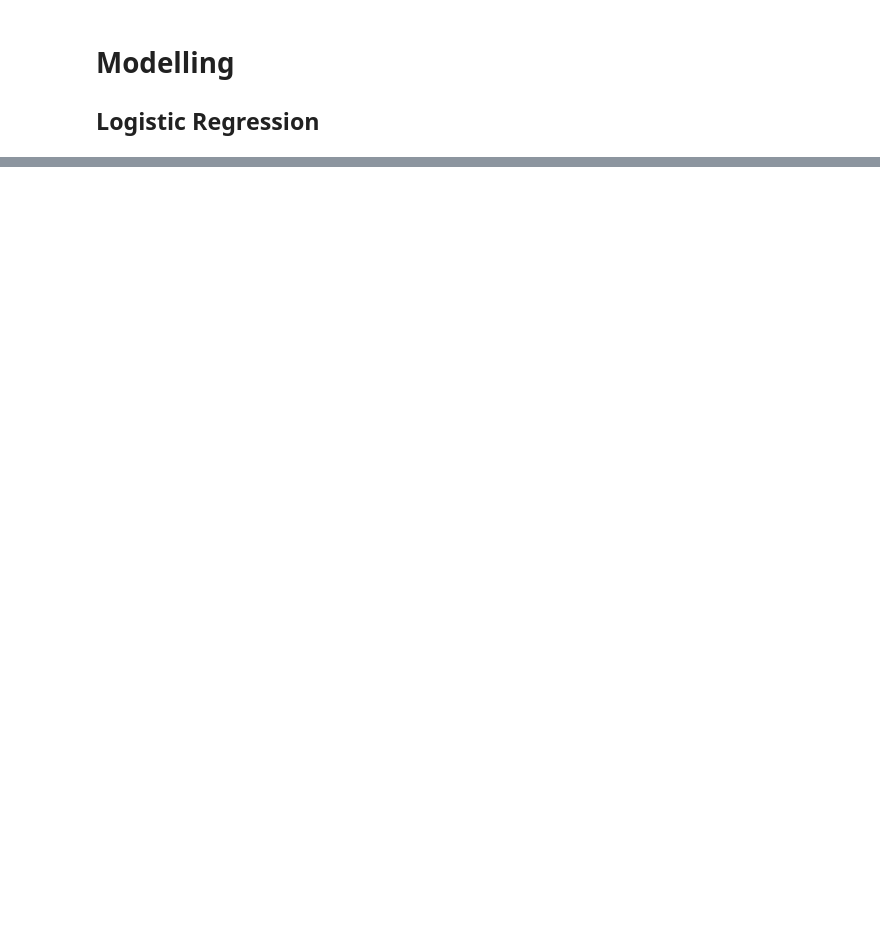
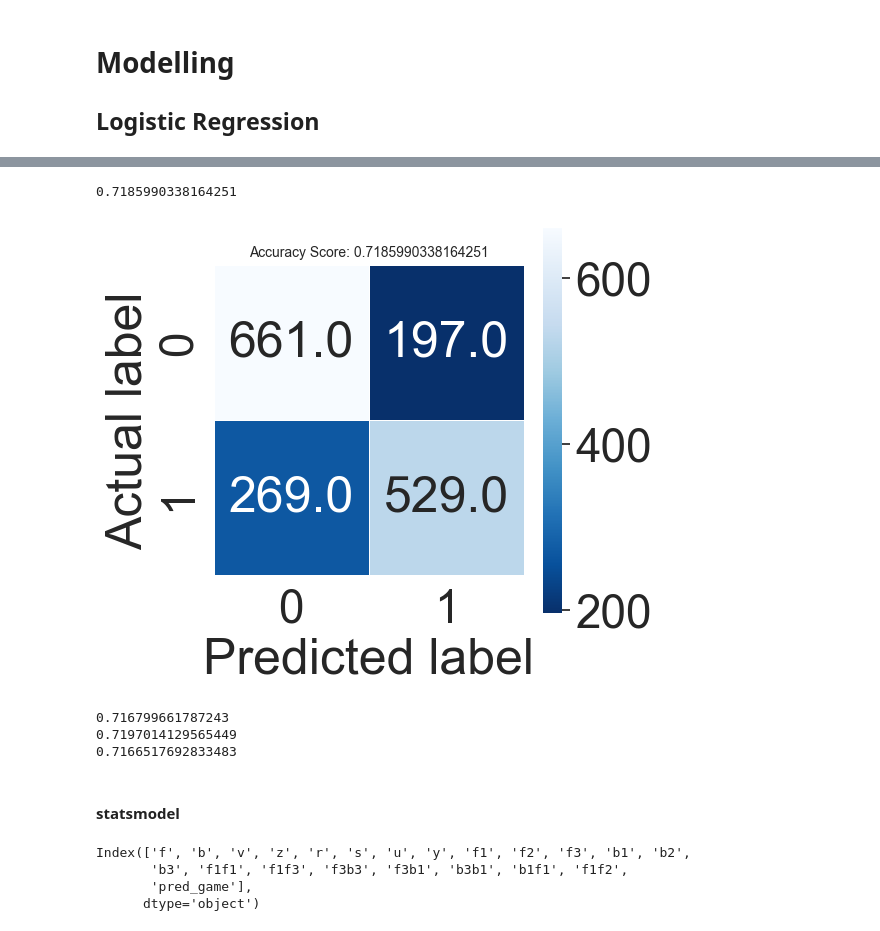
Before and after one commit to kyirong6/303, a Jupyter notebook: experiments/experiments.ipynb, the cells around one changed output, grey strips where cells are left out. Saved outputs shown, nothing was run; the diff lists cells and outputs as text; code cells hidden in the pictures; blank space fills up the shorter version.

Commit message:
adding results and example match pred

```diff
--- a/experiments/experiments.ipynb
+++ b/experiments/experiments.ipynb
@@ -1171,0 +1307,31 @@ f3b1               0.2473      0.171      1.446      0.148      -0.088       0.5
+# %%
+score = logisticRegr.score(X_test, y_test)
+print(score)
+# %% [output]
+0.7185990338164251
+# %%
+predictions = logisticRegr.predict(X_test)
+cm = metrics.confusion_matrix(y_test, predictions)
+# %%
+plt.figure(figsize=(5,5))
+sns.heatmap(cm, annot=True, fmt=".1f", linewidths=.5, square = True, cmap = 'Blues_r');
+plt.ylabel('Actual label');
+plt.xlabel('Predicted label');
+all_sample_title = 'Accuracy Score: {0}'.format(score)
+plt.title(all_sample_title, size = 10);
+
+plt.savefig('confusion_matrix.png')
+# %% [output]
+[figure, added]
+# %%
+from sklearn.metrics import accuracy_score, f1_score, precision_score, recall_score, classification_report, confusion_matrix
+
+print(f1_score(y_test, predictions, average="macro"))
+print(precision_score(y_test, predictions, average="macro"))
+print(recall_score(y_test, predictions, average="macro"))
+# %% [output]
+0.716799661787243
+0.7197014129565449
+0.7166517692833483
+# %% [markdown]
+#### statsmodel
@@ -1171,0 +1343,7 @@ f3b1               0.2473      0.171      1.446      0.148      -0.088       0.5
+# %%
+smf_df.columns
+# %% [output]
+Index(['f', 'b', 'v', 'z', 'r', 's', 'u', 'y', 'f1', 'f2', 'f3', 'b1', 'b2',
+       'b3', 'f1f1', 'f1f3', 'f3b3', 'f3b1', 'b3b1', 'b1f1', 'f1f2',
+       'pred_game'],
+      dtype='object')
```
Also changed, not shown: parts of 126 cells of this notebook.
